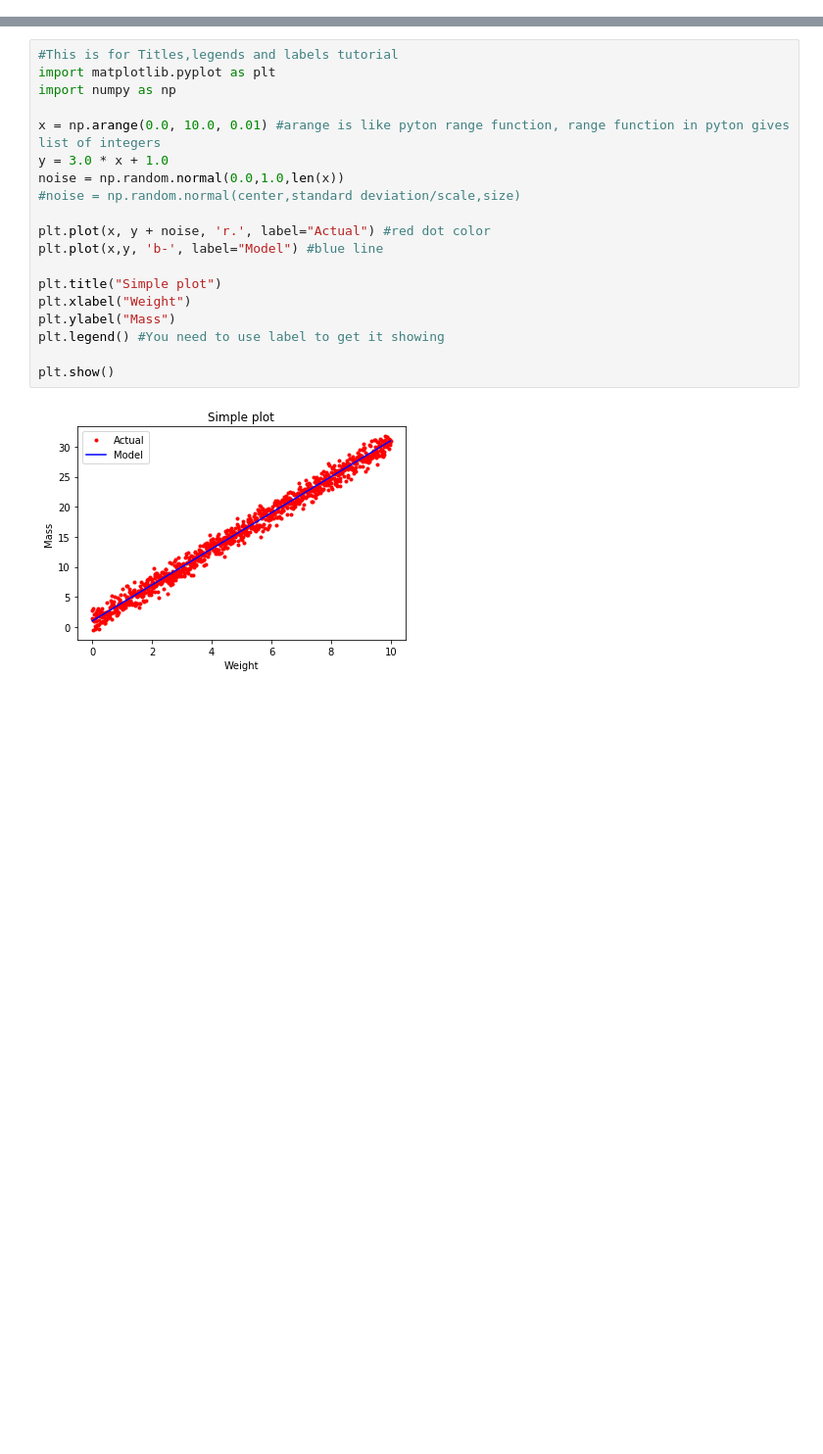
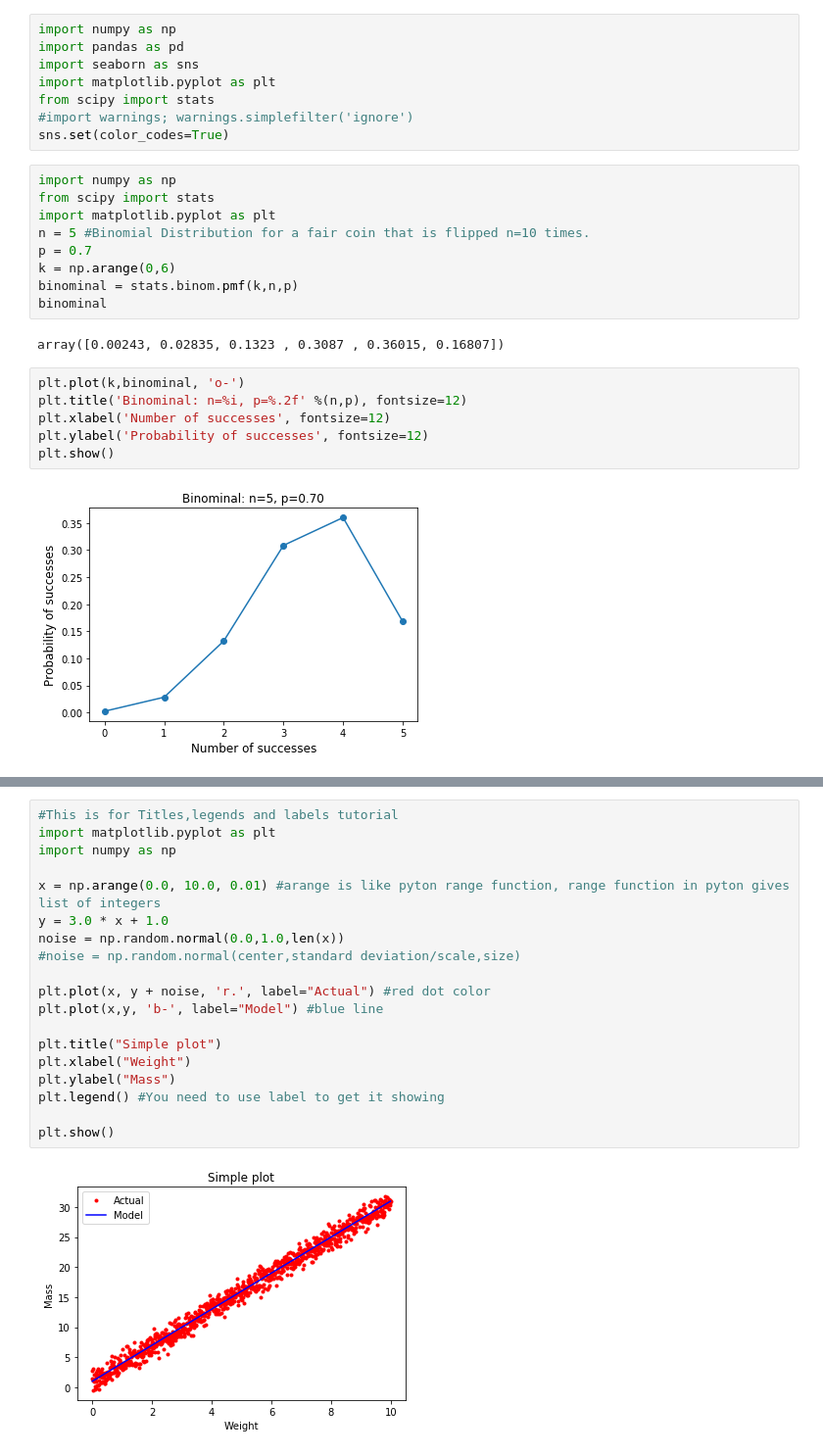
Before and after one commit to ezekielonaloye-gmit/pda_numpy_random_assignment-, a Jupyter notebook: Untitled.ipynb, the cells around one changed output, grey strips where cells are left out. Shown: that part at 98% size. Cells and saved outputs as stored; diff of their text form; blank space fills up the shorter version.

```diff
--- a/Untitled.ipynb
+++ b/Untitled.ipynb
@@ -40,0 +33,27 @@ Basic plotting: plotting a line plot: plt.plot(x,y)
+# %%
+import numpy as np
+import pandas as pd
+import seaborn as sns
+import matplotlib.pyplot as plt
+from scipy import stats
+#import warnings; warnings.simplefilter('ignore')
+sns.set(color_codes=True)
+# %%
+import numpy as np
+from scipy import stats
+import matplotlib.pyplot as plt
+n = 5 #Binomial Distribution for a fair coin that is flipped n=10 times.
+p = 0.7
+k = np.arange(0,6)
+binominal = stats.binom.pmf(k,n,p)
+binominal
+# %% [output]
+array([0.00243, 0.02835, 0.1323 , 0.3087 , 0.36015, 0.16807])
+# %%
+plt.plot(k,binominal, 'o-')
+plt.title('Binominal: n=%i, p=%.2f' %(n,p), fontsize=12)
+plt.xlabel('Number of successes', fontsize=12)
+plt.ylabel('Probability of successes', fontsize=12)
+plt.show()
+# %% [output]
+[figure, added]
```
Also changed, not shown: parts of 12 cells of this notebook, 1 other file.
